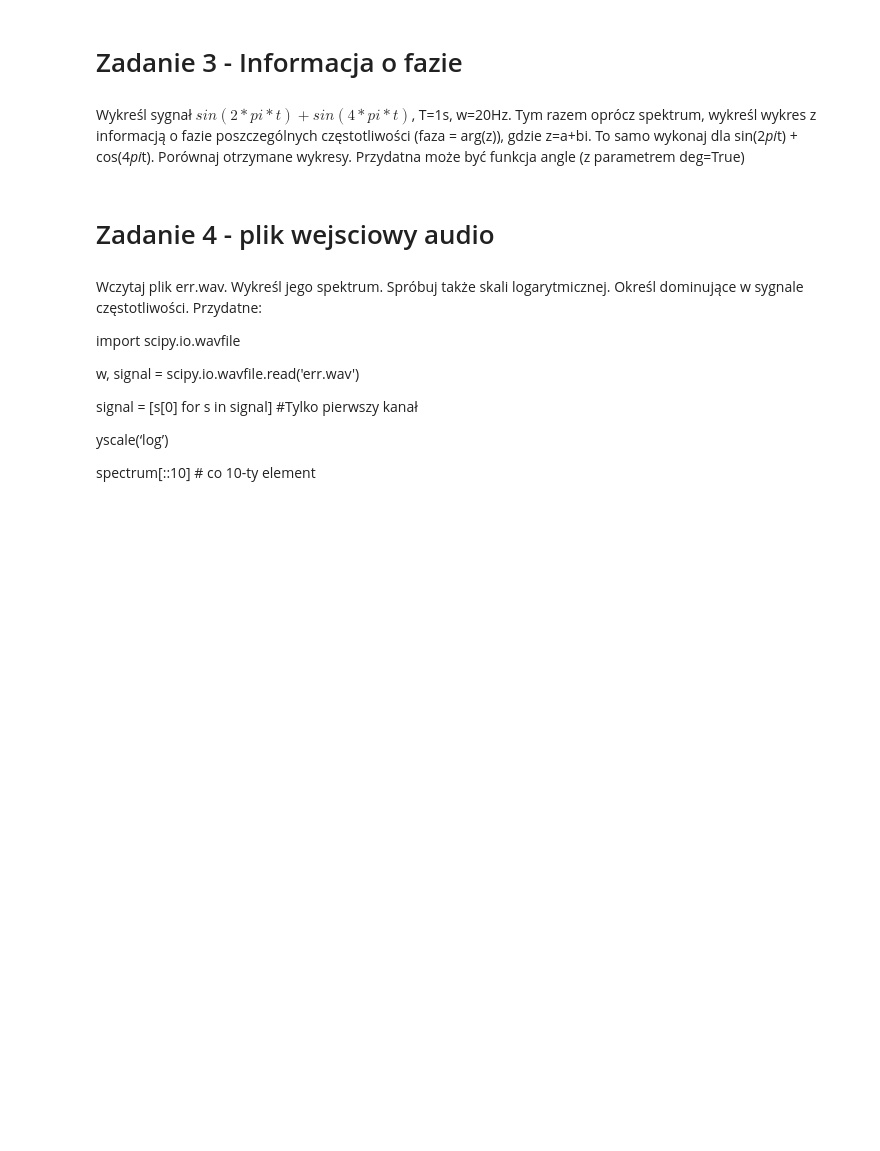
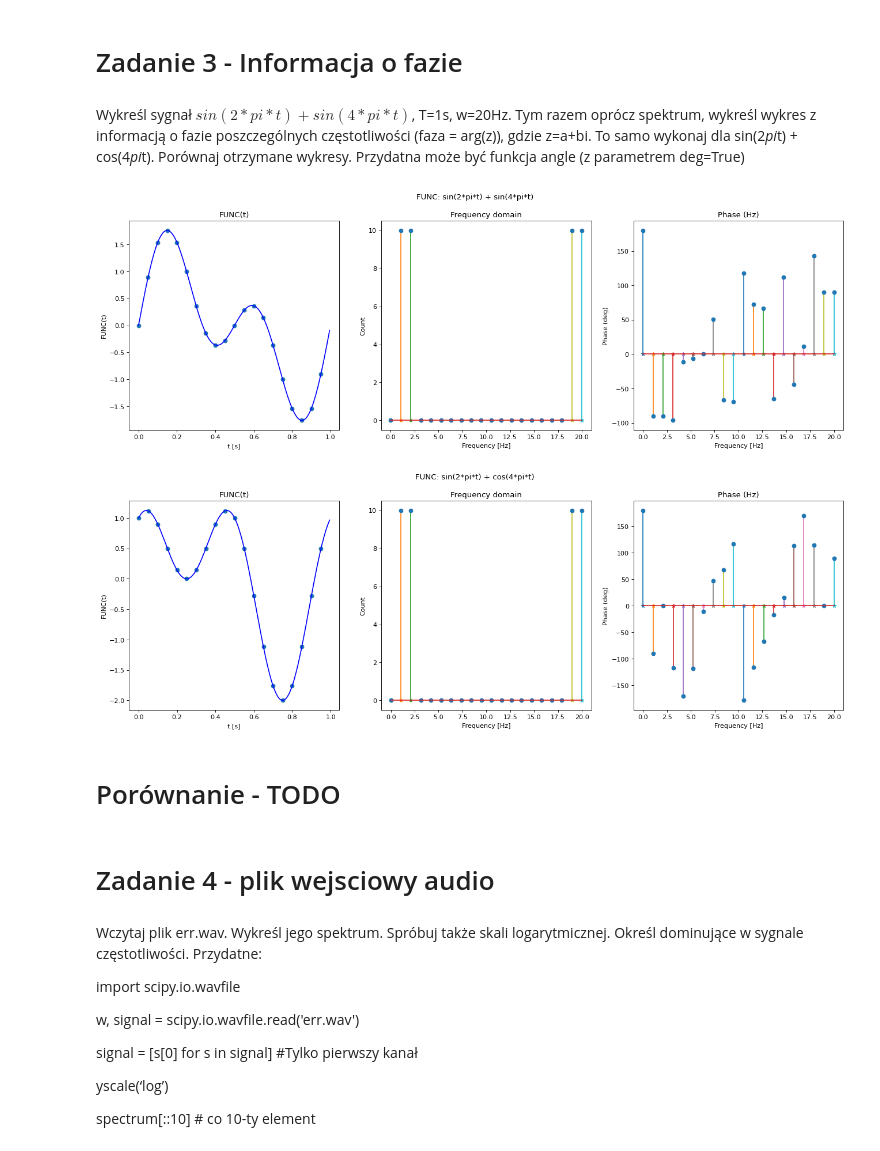
Before and after one commit to Domikado5/kck, a Jupyter notebook: lab9 - signals 2/145402_145280_sygnaly_2.ipynb, the cells around one changed output. Saved outputs shown, nothing was run; the diff lists cells and outputs as text; code cells hidden in the pictures; blank space fills up the shorter version.

```diff
--- a/lab9 - signals 2/145402_145280_sygnaly_2.ipynb
+++ b/lab9 - signals 2/145402_145280_sygnaly_2.ipynb
@@ -105,6 +105,63 @@ plt.show()
 # Zadanie 3 - Informacja o fazie
 # %% [markdown]
 Wykreśl sygnał $sin(2*pi*t) + sin(4*pi*t)$, T=1s, w=20Hz. Tym razem oprócz spektrum, wykreśl wykres z informacją o fazie poszczególnych częstotliwości (faza = arg(z)), gdzie z=a+bi. To samo wykonaj dla sin(2*pi*t) + cos(4*pi*t). Porównaj otrzymane wykresy. Przydatna może być funkcja angle (z parametrem deg=True)
+# %%
+def func_1(t):
+    """sin(2*pi*t) + sin(4*pi*t)"""
+    return np.sin(2*np.pi*t) + np.sin(4*np.pi*t)
+
+
+def func_2(t):
+    """sin(2*pi*t) + cos(4*pi*t)"""
+    return np.sin(2*np.pi*t) + np.cos(4*np.pi*t)
+
+
+T = 1
+w = 20
+TW = 1/w
+t = np.arange(0, T, TW)
+n = len(t)
+
+funcs = [func_1, func_2]
+for func in funcs:
+    signal = func(t)
+
+    base_t = np.arange(0, T, 1/200)
+    base_signal = func(base_t)  # creating a smoother original signal
+
+    freqs = np.linspace(0, w, n)
+    signal_f = np.fft.fft(signal)
+    abs_signal_f = np.abs(signal_f)
+
+    phase = np.angle(signal_f, deg=True)
+
+    plt.figure(figsize=(20, 6), dpi=80)
+    plt.suptitle(f'FUNC: {func.__doc__}')
+    plt.subplot(1, 3, 1)
+    plt.title('FUNC(t)')
+    plt.ylabel('FUNC(t)')
+    plt.xlabel('t [s]')
+    plt.plot(t, signal, 'o')
+    plt.plot(base_t, base_signal, color='blue')
+
+    plt.subplot(1, 3, 2)
+    plt.title('Frequency domain')
+    plt.stem(freqs, abs_signal_f, '-*')
+    plt.xlabel('Frequency [Hz]')
+    plt.ylabel('Count')
+
+    plt.subplot(1, 3, 3)
+    plt.title('Phase (Hz)')
+    plt.stem(freqs, phase, '-*')
+    plt.xlabel('Frequency [Hz]')
+    plt.ylabel('Phase (deg)')
+
+    plt.show()
+# %% [output]
+[figure, added]
+[figure, added]
+# %% [markdown]
+# Porównanie - TODO
 # %% [markdown]
 # Zadanie 4 - plik wejsciowy audio
 # %% [markdown]
```
Also changed, not shown: parts of 1 cell of this notebook.
